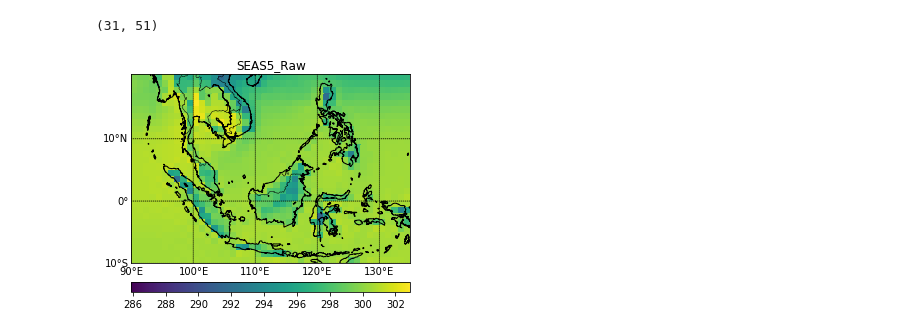
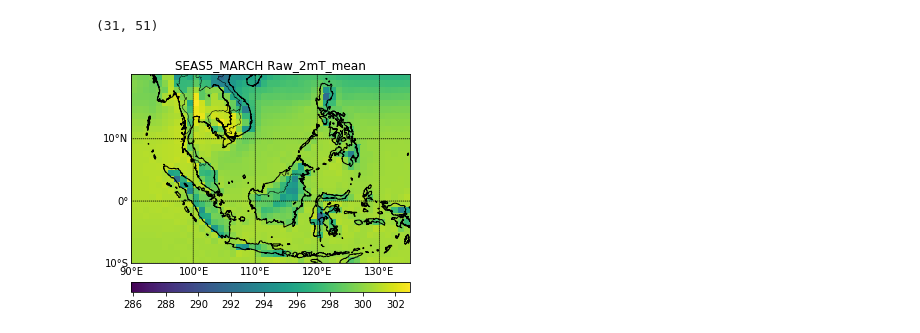
Before and after one commit to regi0008/S2Scalibrationextremeheat, a Jupyter notebook: notebooks/plot_SEAS5_raw.ipynb, the cells around one changed output. Drawn from its saved outputs; the diff is of its cells as text; code cells hidden in the pictures.

```diff
--- a/notebooks/plot_SEAS5_raw.ipynb
+++ b/notebooks/plot_SEAS5_raw.ipynb
@@ -47,32 +47,32 @@ m = Basemap(llcrnrlon=90, llcrnrlat=-10,
 
 # Because our lon and lat variables are 1D,
 # use meshgrid to create 2D arrays
 # Not necessary if coordinates are already in 2D arrays.
 lon, lat = np.meshgrid(lons, lats)
 xi, yi = m(lon, lat)
 
 # Plot Data
 cs = m.pcolor(xi,yi,np.squeeze(ens_mean))
 
 # Add Grid Lines
 #m.drawparallels(np.arange(-10., 30., 10.), labels=[1,0,0,0], fontsize=10)
 #m.drawmeridians(np.arange(90., 150., 10.), labels=[0,0,0,1], fontsize=10)
 
 m.drawparallels(np.arange(-10., 20., 10.), labels=[1,0,0,0], fontsize=10)
 m.drawmeridians(np.arange(90., 135., 10.), labels=[0,0,0,1], fontsize=10)
 
 
 # Add Coastlines, States, and Country Boundaries
 m.drawcoastlines()
 m.drawstates()
 m.drawcountries()
 
 # Add Colorbar
 cbar = m.colorbar(cs, location='bottom', pad="10%")
 
 # Add Title
-plt.title('SEAS5_Raw')
+plt.title('SEAS5_MARCH Raw_2mT_mean')
 
 plt.show()
 # %% [output]
-[figure, old version]
+[figure, new version]
```
Also changed, not shown: 3 other files.
